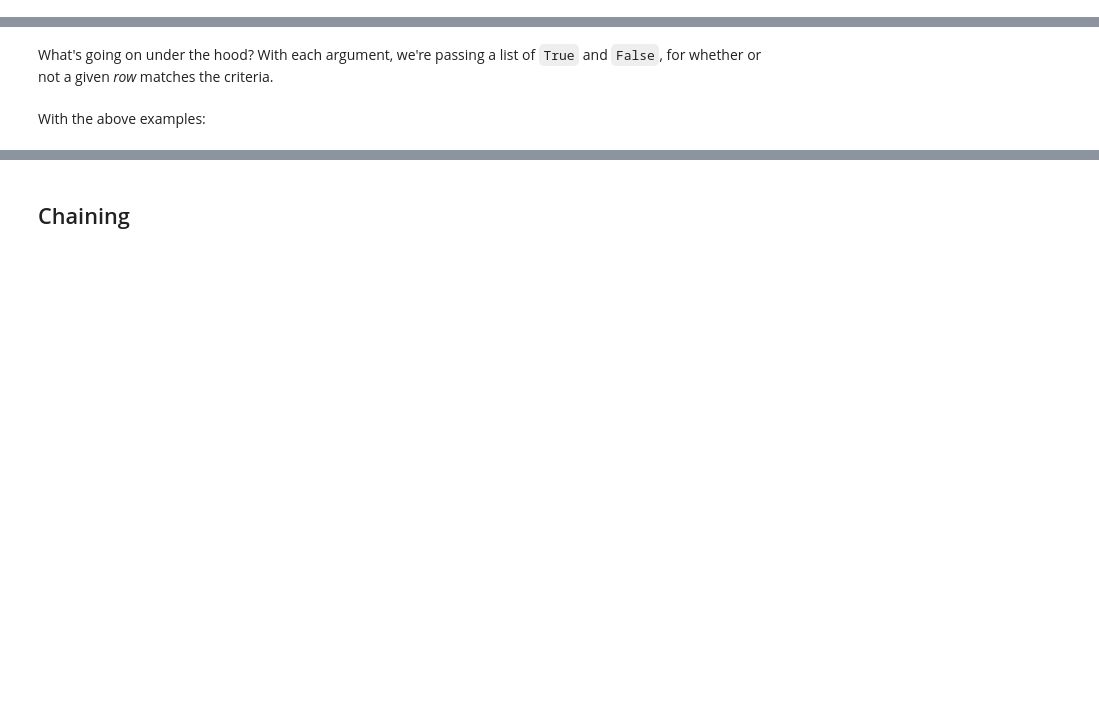
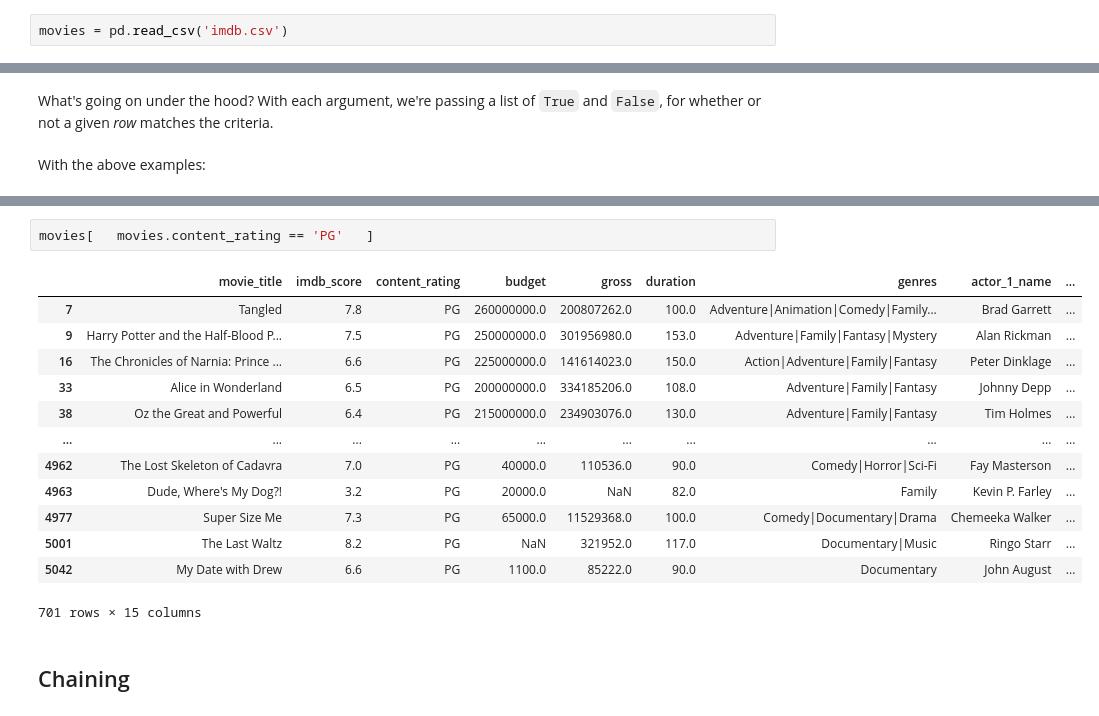
Before and after one commit to ishaandey/node, a Jupyter notebook: week-2/pandas_notes.ipynb, the cells around one changed output, grey strips where cells are left out. Cells and saved outputs as stored; diff of their text form; blank space fills up the shorter version.

```diff
--- a/week-2/pandas_notes.ipynb
+++ b/week-2/pandas_notes.ipynb
@@ -5,4 +8,6 @@ Before pulling any data, we've gotta import all the packages we need
 # %% [markdown]
 Now we can read in the data from a link OR from a file in the same directory
+# %%
+movies = pd.read_csv('imdb.csv')
 # %% [markdown]
 Take a quick look at the data
@@ -301,3 +309,19 @@ Name: content_rating, Length: 5043, dtype: bool
+# %%
+movies[   movies.content_rating == 'PG'   ]
+# %% [output]
+|  | movie_title | imdb_score | content_rating | budget | gross | duration | genres | actor_1_name | ... |
+| 7 | Tangled | 7.8 | PG | 260000000.0 | 200807262.0 | 100.0 | Adventure|Animation|Comedy|Family... | Brad Garrett | ... |
+| 9 | Harry Potter and the Half-Blood P... | 7.5 | PG | 250000000.0 | 301956980.0 | 153.0 | Adventure|Family|Fantasy|Mystery | Alan Rickman | ... |
+| 16 | The Chronicles of Narnia: Prince ... | 6.6 | PG | 225000000.0 | 141614023.0 | 150.0 | Action|Adventure|Family|Fantasy | Peter Dinklage | ... |
+| 33 | Alice in Wonderland | 6.5 | PG | 200000000.0 | 334185206.0 | 108.0 | Adventure|Family|Fantasy | Johnny Depp | ... |
+| 38 | Oz the Great and Powerful | 6.4 | PG | 215000000.0 | 234903076.0 | 130.0 | Adventure|Family|Fantasy | Tim Holmes | ... |
+| ... | ... | ... | ... | ... | ... | ... | ... | ... | ... |
+| 4962 | The Lost Skeleton of Cadavra | 7.0 | PG | 40000.0 | 110536.0 | 90.0 | Comedy|Horror|Sci-Fi | Fay Masterson | ... |
+| 4963 | Dude, Where's My Dog?! | 3.2 | PG | 20000.0 | NaN | 82.0 | Family | Kevin P. Farley | ... |
+| 4977 | Super Size Me | 7.3 | PG | 65000.0 | 11529368.0 | 100.0 | Comedy|Documentary|Drama | Chemeeka Walker | ... |
+| 5001 | The Last Waltz | 8.2 | PG | NaN | 321952.0 | 117.0 | Documentary|Music | Ringo Starr | ... |
+| 5042 | My Date with Drew | 6.6 | PG | 1100.0 | 85222.0 | 90.0 | Documentary | John August | ... |
+701 rows × 15 columns
 # %% [markdown]
 ## Chaining
 # %% [markdown]
```
Also changed, not shown: parts of 55 cells of this notebook, 7 other files.
